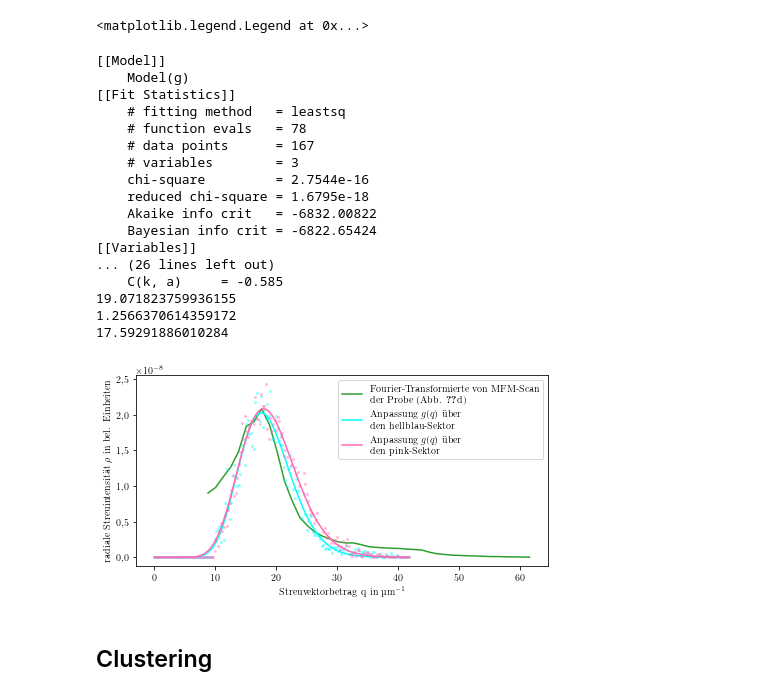
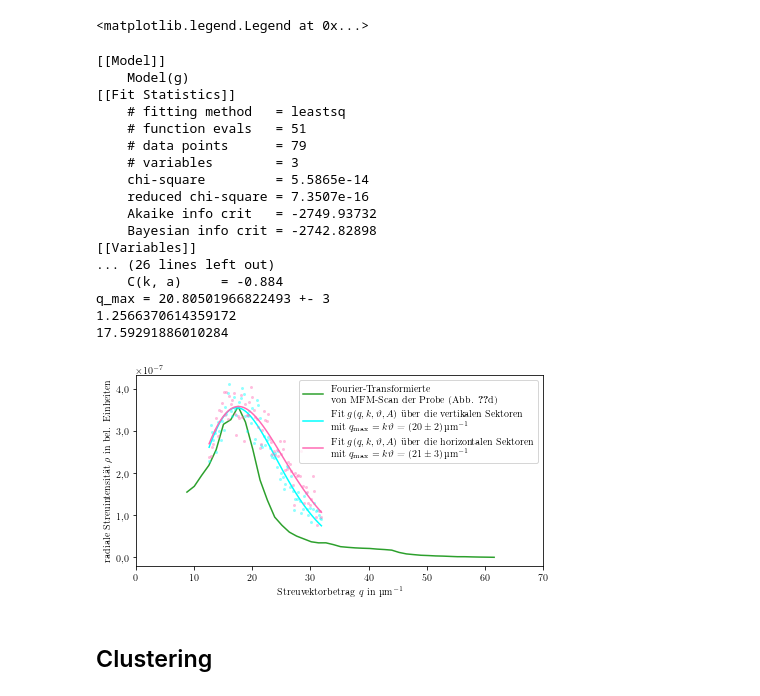
Before and after one commit to lrlunin/bachelorarbeit_python_notebooks_and_data, a Jupyter notebook: auswertung/plot_rings_final.ipynb, the cells around one changed output. Cells and saved outputs as stored; diff of their text form; code cells hidden in the pictures.

```diff
--- a/auswertung/plot_rings_final.ipynb
+++ b/auswertung/plot_rings_final.ipynb
@@ -907,25 +1342,5 @@ double_sums = [partial_sums[0] + partial_sums[2], partial_sums[1] + partial_sums
-# %%
-args = np.argwhere(double_sums[0] < 7.61e-8)
-double_sums[0] = double_sums[0][args][:,0]
-double_radiuses[0] = double_radiuses[0][args][:,0]
-
-args = np.argwhere(double_sums[1] < 3.84e-8)
-double_sums[1] = double_sums[1][args][:,0]
-double_radiuses[1] = double_radiuses[1][args][:,0]
-
-args = np.argwhere(np.logical_and((double_radiuses[0] > 120), (double_sums[0] > 0.5e-8 )))
-double_sums[0] = np.delete(double_sums[0], args)
-double_radiuses[0] = np.delete(double_radiuses[0], args)
-
-args = np.argwhere(np.logical_and((double_radiuses[1] > 103), (double_sums[1] > 1.17e-8 )))
-double_sums[1] = np.delete(double_sums[1], args)
-double_radiuses[1] = np.delete(double_radiuses[1], args)
 # %%
 rad_mfm = np.load('/Users/lunin/Dropbox/mbi/bachelorarbeit/python_notebooks/mfm/rad_ft_transform_radial.npy')
 # %%
 a = rad_mfm.sum(axis=0)
 rad_mfm = np.arange(0,50)
-
-args = np.argwhere(rad_mfm > 0)
-a = a[args][:,0]
-rad_mfm = rad_mfm[args][:,0]
@@ -940,50 +1351,63 @@ def px_to_q(px):
 %matplotlib inline
 #qs = px_to_q(rad)*1e-3
 fig = plt.figure(figsize=(6.48,3.5))
 axis = fig.gca()
-axis.set_xlabel('Streuvektorbetrag q in $\\si{\\micro\\meter^{-1}}$')
+axis.set_xlabel('Streuvektorbetrag $q$ in $\\si{\\micro\\meter^{-1}}$')
 axis.set_ylabel('radiale Streuintensität $\\rho$ in bel. Einheiten')
-labels = ['hellblau', 'pink']
+labels = ['vertikalen', 'horizontalen']
 colors = ['#00FFFF', '#ff69b4']
+
 for rad, psum, color, sektor in zip(double_radiuses, double_sums, colors, labels):
-    new_x = px_to_q(rad)*1e-3
+    args = np.argwhere(np.logical_and(rad > 50, rad < 130))
+    rad = rad[args][:,0]
+    psum = psum[args][:,0]
+
+
+    new_x = px_to_q_um(rad)
     axis.errorbar(new_x, psum, fmt='o', markerfacecolor=f'{color}70', markeredgewidth=0, ms=3)
+
     mod_g = Model(g)
     params_g = mod_g.make_params()
     params_g.add('k', value=4., min=1, max=100)
-    params_g.add('theta', value=18.75, min=0.5, max=100)
-    params_g.add('a', value=1e-6, min = 0)
+    params_g.add('theta', value=18.75, min=0.1, max=100)
+    params_g.add('a', value=1e-3, min = 0)
+
     result_g = mod_g.fit(psum, params=params_g, x=new_x)
     print(result_g.fit_report())
-    axis.errorbar(new_x, result_g.best_fit, color=color,  label=f'Anpassung $g(q)$ über\nden {sektor}-Sektor')
-    print(result_g.best_values['k']*result_g.best_values['theta'])
-axis.yaxis.set_major_formatter(OOMFormatter(-8))
+    best_k = result_g.best_values['k']
+    best_theta = result_g.best_values['theta']
+    qmax = (best_k * best_theta)
+    qmax_stderr = qmax * (result_g.params['k'].stderr/best_k + result_g.params['theta'].stderr/best_theta)
+    print(f'q_max = {qmax} +- {qmax_stderr:1.0f}')
+    axis.errorbar(new_x, result_g.best_fit, color=color,  label=f"Fit $g(q, k, \\vartheta, A)$ über die {sektor} Sektoren\n mit $q_\\text{{max}} = k\\vartheta$ = \\SI{{{qmax:.0f}({qmax_stderr:.0f})}}{{\\per\\micro\\meter}}")
+axis.yaxis.set_major_formatter(OOMFormatter(-7))
 x_axis_sim = rad_mfm*2*np.pi/5.
 print(2*np.pi/5)
 args = np.argwhere(x_axis_sim > 8)
-axis.plot(x_axis_sim[args], a[args]/np.max(a)*np.max(result_g.best_fit), label='Fourier-Transformierte von MFM-Scan\n der Probe (Abb. \\ref{fig:mfm-amplitude-ft}d)')
+axis.plot(x_axis_sim[args], a[args]/np.max(a)*np.max(result_g.best_fit), label='Fourier-Transformierte\n von MFM-Scan der Probe (Abb. \\ref{fig:mfm-amplitude-ft}d)')
 
 print(x_axis_sim[np.argmax(a)])
+axis.set_xlim(0,70)
 axis.legend()
 fig.tight_layout()
 # %% [output]
 [[Model]]
     Model(g)
 [[Fit Statistics]]
     # fitting method   = leastsq
-    # function evals   = 78
-    # data points      = 167
+    # function evals   = 51
+    # data points      = 79
     # variables        = 3
-    chi-square         = 2.7544e-16
-    reduced chi-square = 1.6795e-18
-    Akaike info crit   = -6832.00822
-    Bayesian info crit = -6822.65424
+    chi-square         = 5.5865e-14
+    reduced chi-square = 7.3507e-16
+    Akaike info crit   = -2749.93732
+    Bayesian info crit = -2742.82898
 [[Variables]]
 ... (26 lines left out)
-    C(k, a)     = -0.585
-19.071823759936155
+    C(k, a)     = -0.884
+q_max = 20.80501966822493 +- 3
 1.2566370614359172
 17.59291886010284
-[figure, old version]
+[figure, new version]
 # %%
 fig.savefig(plots_output_path + 'radial_integral_fits.pgf',bbox_inches='tight', pad_inches=0.1, dpi=500)
```
Also changed, not shown: parts of 87 cells of this notebook, 56 other files.
